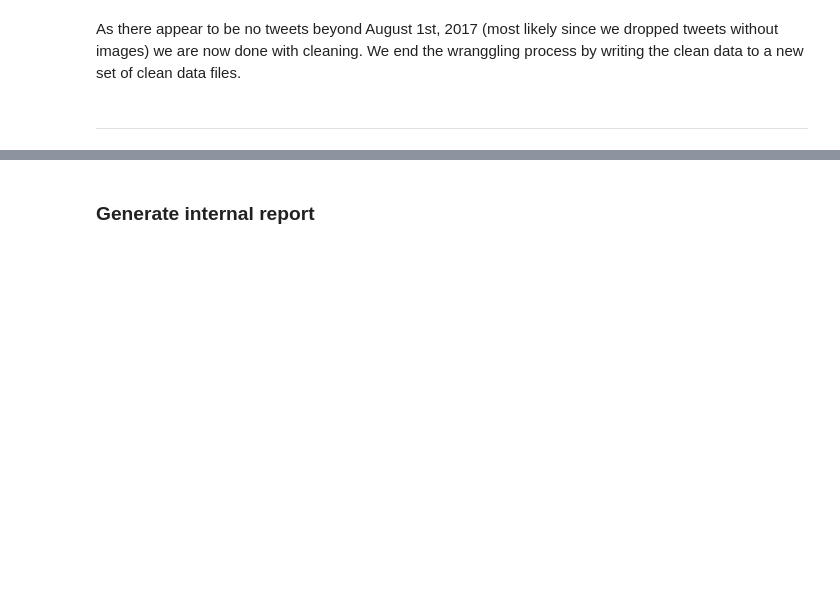
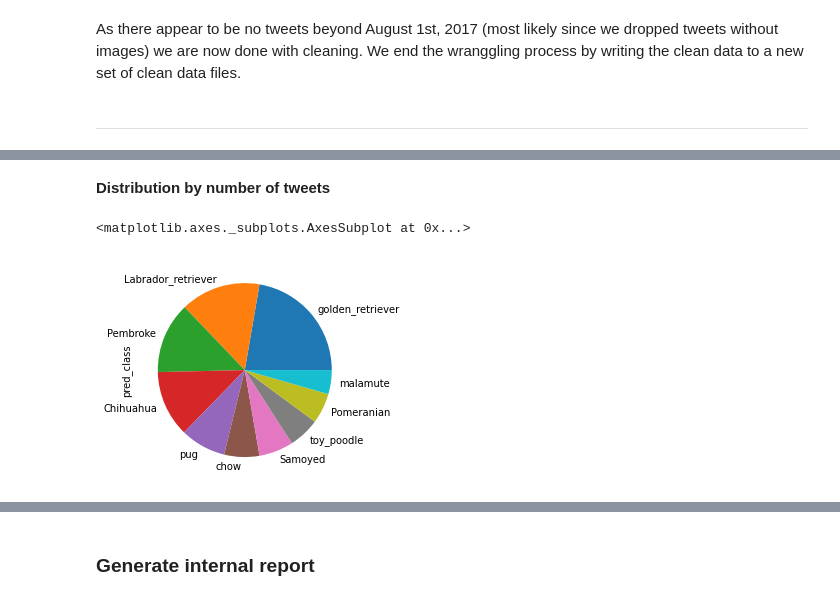
Before and after one commit to benvens-udacity/wrangle-and-analyze-data, a Jupyter notebook: wrangle_act.ipynb, the cells around one changed output, grey strips where cells are left out. Saved outputs shown, nothing was run; the diff lists cells and outputs as text; code cells hidden in the pictures; blank space fills up the shorter version.

```diff
--- a/wrangle_act.ipynb
+++ b/wrangle_act.ipynb
@@ -480,0 +517,3 @@ image_predictions_df.to_csv('clean/image_predictions.csv')
+# %%
+dog_preds = image_predictions_df.loc[(image_predictions_df['pred_rank'] == 1) \
+                                     & image_predictions_df['pred_is_dog']]
@@ -480,0 +546,7 @@ image_predictions_df.to_csv('clean/image_predictions.csv')
+# %% [markdown]
+**Distribution by number of tweets**
+# %%
+dog_preds['pred_class'].value_counts(sort=True)[0:10].plot.pie()
+# %% [output]
+<matplotlib.axes._subplots.AxesSubplot at 0x...>
+[figure, added]
```
Also changed, not shown: parts of 14 cells of this notebook, 3 other files.
